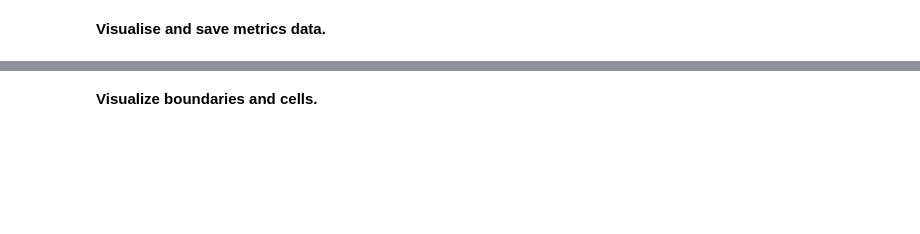
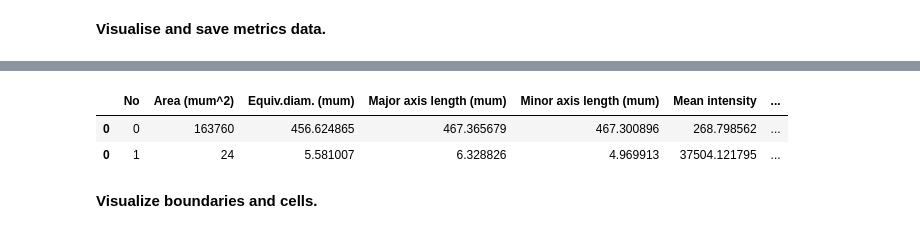
Before and after one commit to avkornaev/Python-for-image-processing-course, a Jupyter notebook: Cells_counter_v12.ipynb, the cells around one changed output, grey strips where cells are left out. Saved outputs shown, nothing was run; the diff lists cells and outputs as text; code cells hidden in the pictures; blank space fills up the shorter version.

```diff
--- a/Cells_counter_v12.ipynb
+++ b/Cells_counter_v12.ipynb
@@ -406,6 +393,12 @@ image->slice->filter->threshold->denoise->identify->calculate->results''')
 # %%
+# Calculate for channels
 for i in n:
   regions[i] = measure.regionprops(markers[i], intensity_image=channels[i])
   numberOfCells[i] = len(regions[i])-1
   #print(regions[i])
 print('Numbers of cells in channel images are equal to',numberOfCells)
+
+# Calculate for intersection
+regionsI = measure.regionprops(channelsFWIGray, intensity_image=channels[0])
+numberOfApoptosedCells = len(regionsI)-1
+print('Numbers of appoptosed cells is equal to',numberOfApoptosedCells)
@@ -411,0 +408,4 @@ print('Numbers of cells in channel images are equal to',numberOfCells)
+# %%
+#Append regions for channels and their intersection
+regions.append(regionsI)
+print(regions)
@@ -412,10 +414,10 @@ print('Numbers of cells in channel images are equal to',numberOfCells)
 # %% [markdown]
 **Visualise and save metrics data.**
 # %%
-d = [0]*nc
-df_temp = [0]*nc
+d = [0]*(nc+1)
+df_temp = [0]*(nc+1)
 
-for i in n:
+for i in [i for i in range(nc+1)]:
   nr = [i for i in range(len(regions[i]))]
   d[i] = pd.DataFrame()
   for j in nr:
@@ -439,3 +463,10 @@ d[1]
+# %%
+# Channels intersection, that is a data frame of appoptosed cells
+d[2]
+# %% [output]
+|  | No | Area (mum^2) | Equiv.diam. (mum) | Major axis length (mum) | Minor axis length (mum) | Mean intensity | ... |
+| 0 | 0 | 163760 | 456.624865 | 467.365679 | 467.300896 | 268.798562 | ... |
+| 0 | 1 | 24 | 5.581007 | 6.328826 | 4.969913 | 37504.121795 | ... |
 # %% [markdown]
 **Visualize boundaries and cells.**
 # %%
```
Also changed, not shown: parts of 50 cells of this notebook.
